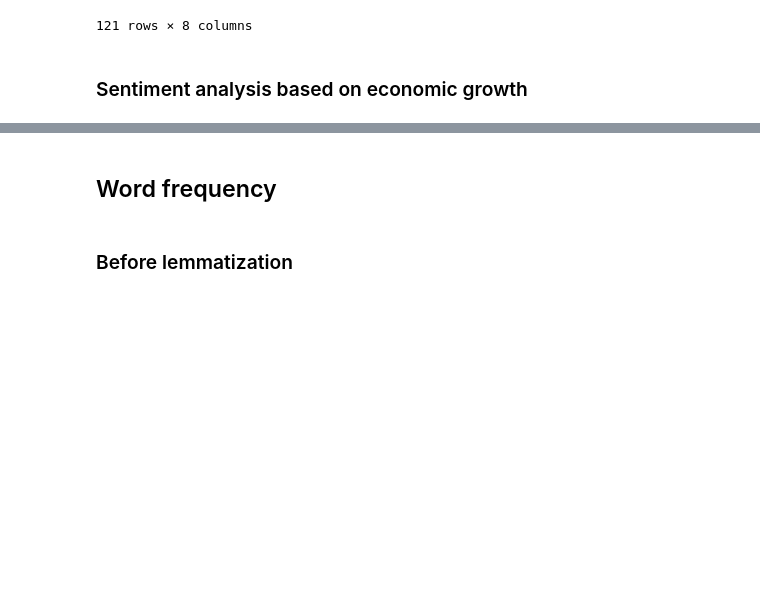
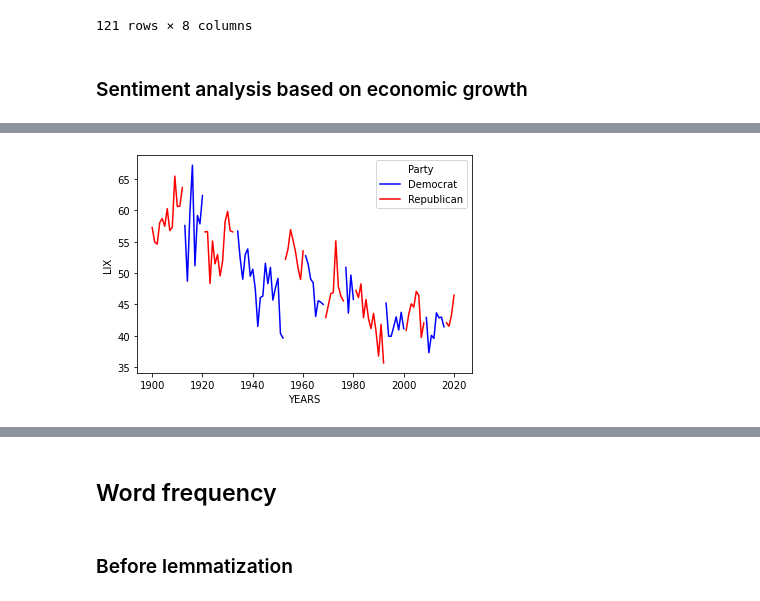
Before and after one commit to razz7/Python_exam, a Jupyter notebook: notebooks/Part 3 - Analyze and present.ipynb, the cells around one changed output, grey strips where cells are left out. Drawn from its saved outputs; the diff is of its cells as text; code cells hidden in the pictures; blank space fills up the shorter version.

```diff
--- a/notebooks/Part 3 - Analyze and present.ipynb
+++ b/notebooks/Part 3 - Analyze and present.ipynb
@@ -62,0 +316,12 @@ financial_growth = [1926, 1927, 1928, 1992, 1993, 1994, 2005, 2006, 2007]
+# %%
+# Development in LIX showing difference between Democrats and Republicans:
+df_lix_party = df_lix.copy()
+
+df_lix_party = df_lix.pivot(index='year', columns='Party', values='lix')
+df_lix_party.plot(color=['blue', 'red'])
+
+plt.ylabel('LIX')
+plt.xlabel('YEARS')
+plt.show()
+# %% [output]
+[figure, added]
```
Also changed, not shown: parts of 23 cells of this notebook, 1 other file.
